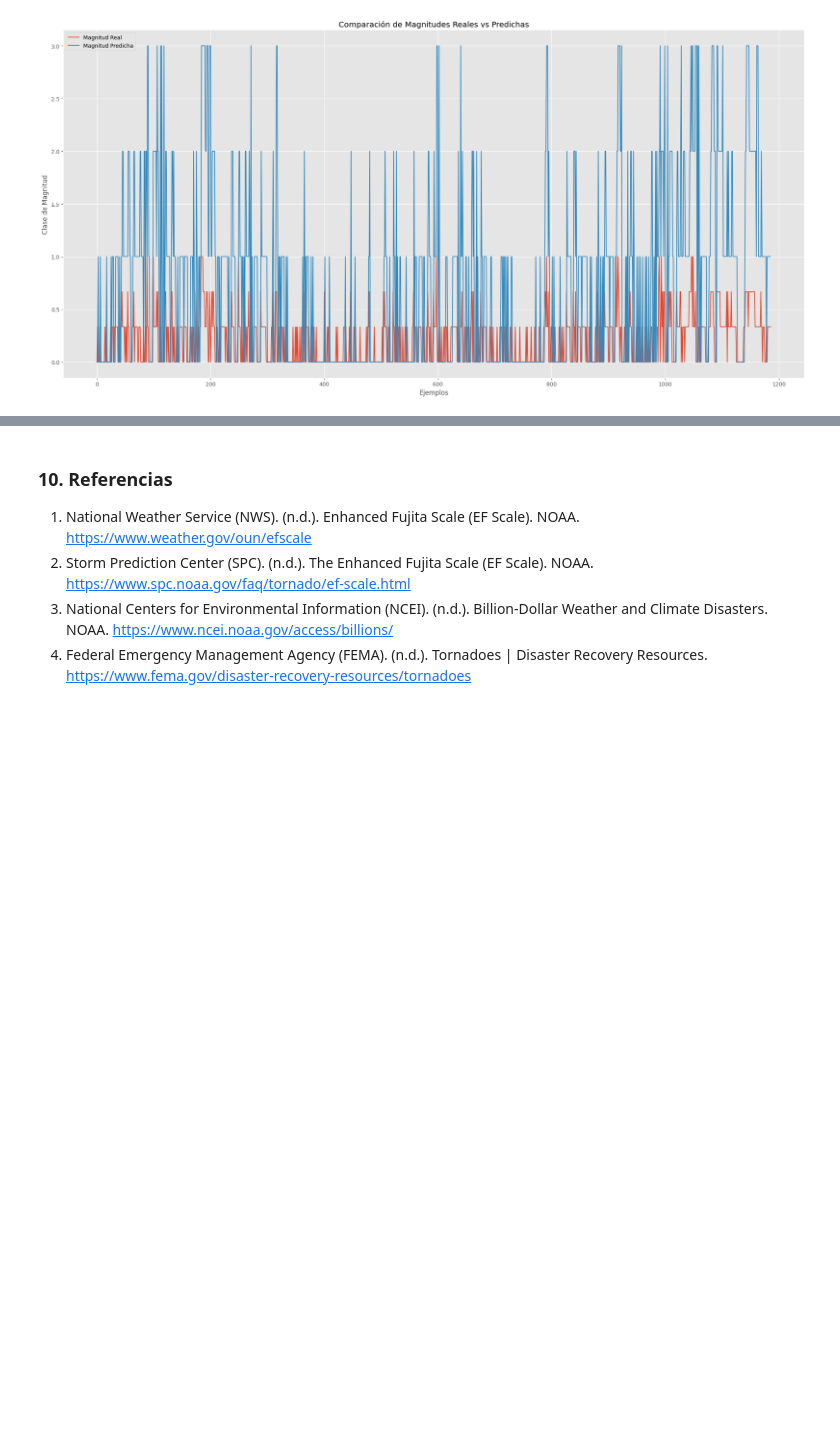
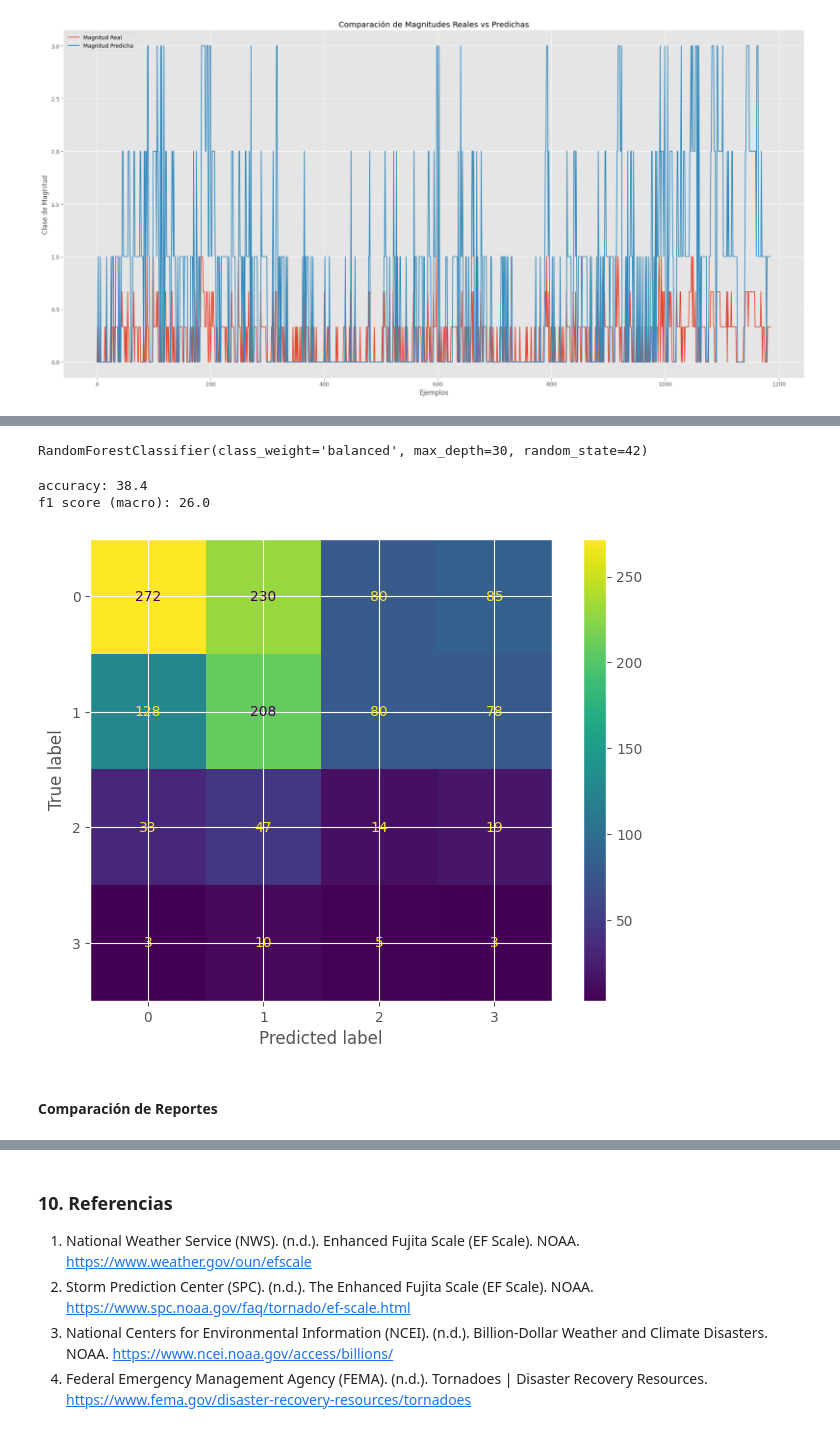
Before and after one commit to lab2077/4geeks_final_project, a Jupyter notebook: src/tornadoes_predictor.ipynb, the cells around one changed output, grey strips where cells are left out. Cells and saved outputs as stored; diff of their text form; code cells hidden in the pictures; blank space fills up the shorter version.

```diff
--- a/src/tornadoes_predictor.ipynb
+++ b/src/tornadoes_predictor.ipynb
@@ -683,0 +782,9 @@ plt.show()
+# %%
+X_train_rf = df_train[['month', 'state']].copy()
+y_train_rf = df_train['magnitude'].copy()
+X_test_rf = df_test[['month', 'state']].copy()
+y_test_rf = df_test['magnitude'].copy()
+# %%
+label_encoder_rf = LabelEncoder()
+y_train_enc_rf = label_encoder_rf.fit_transform(y_train_rf)
+y_test_enc_rf = label_encoder_rf.transform(y_test_rf)
@@ -683,0 +793,39 @@ plt.show()
+# %%
+clf_rf = RandomForestClassifier(
+    class_weight='balanced',
+    max_depth=30,
+    n_estimators=100,
+    random_state=42
+)
+clf_rf.fit(X_train_rf, y_train_enc_rf)
+# %% [output]
+RandomForestClassifier(class_weight='balanced', max_depth=30, random_state=42)
+# %%
+y_hat_rf =  clf_rf.predict(X_test_rf)
+print(f'accuracy: {accuracy_score(y_test_enc_rf,y_hat_rf)*100:.1f}')
+print(f'f1 score (macro): {f1_score(y_test_enc_rf, y_hat_rf, average="macro") * 100:.1f}')
+# %% [output]
+accuracy: 38.4
+f1 score (macro): 26.0
+# %%
+fig, ax = plt.subplots(figsize=(8, 6))
+
+
+unique_classes = np.unique(np.concatenate([y_test_enc_rf, y_hat_rf]))
+
+
+display_labels = [label_encoder_rf.classes_[i] for i in unique_classes]
+
+ConfusionMatrixDisplay.from_predictions(
+    y_test_enc_rf,
+    y_hat_rf,
+    display_labels=display_labels,
+    ax=ax
+)
+
+
+plt.show()
+# %% [output]
+[figure, added]
+# %% [markdown]
+#### Comparación de Reportes
```
Also changed, not shown: parts of 15 cells of this notebook, 2 other files.
